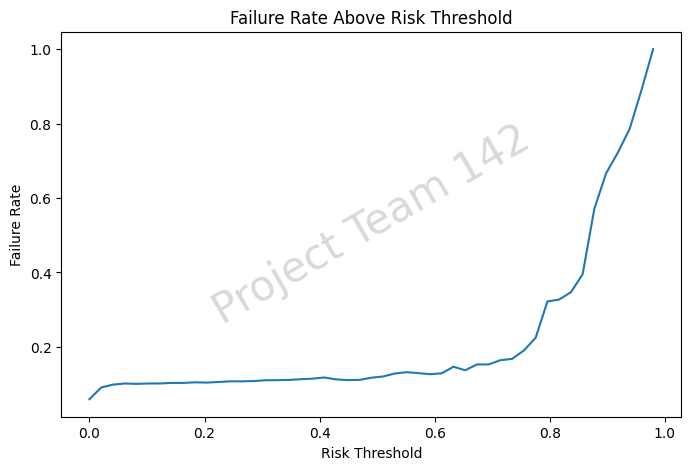
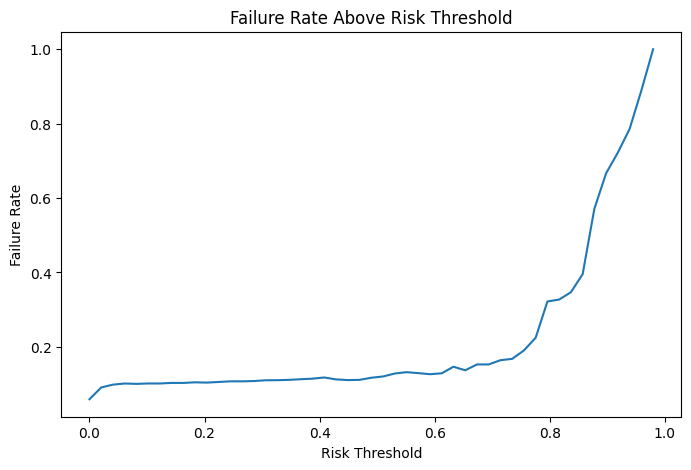
The notebook cell's code change between the first figure and the second:
--- before
+++ after
@@ -17,5 +17,5 @@
 plt.xlabel("Risk Threshold")
 plt.ylabel("Failure Rate")
-plt.text(0.5,0.5,"Project Team 142",fontsize=30,color="gray",alpha=0.3,ha="center",va="center",rotation=30,transform=plt.gca().transAxes)
+#plt.text(0.5,0.5,"Project Team 142",fontsize=30,color="gray",alpha=0.3,ha="center",va="center",rotation=30,transform=plt.gca().transAxes)
 plt.savefig(PLOTS_DIR / "failrate_smooth.png")
 plt.show()

Commit: non watermark plots